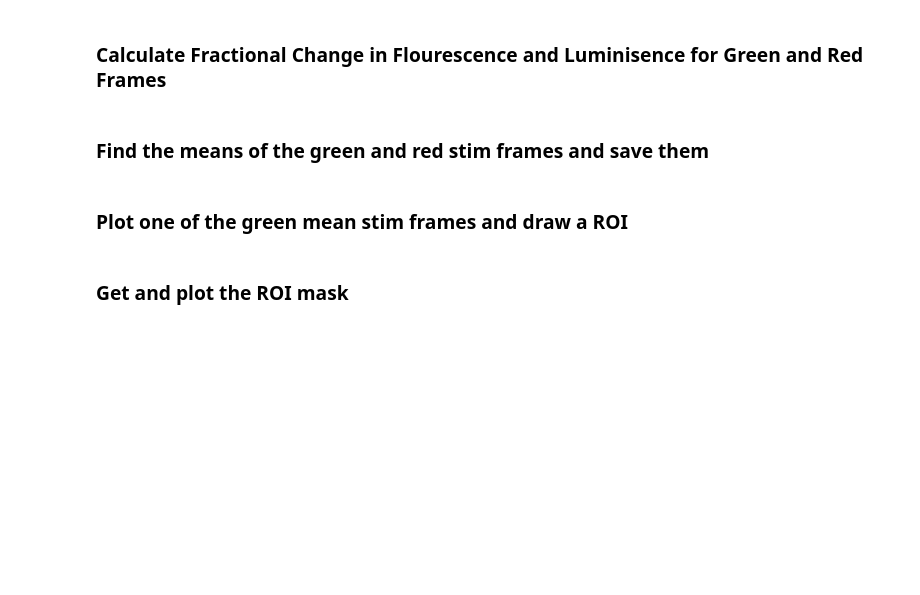
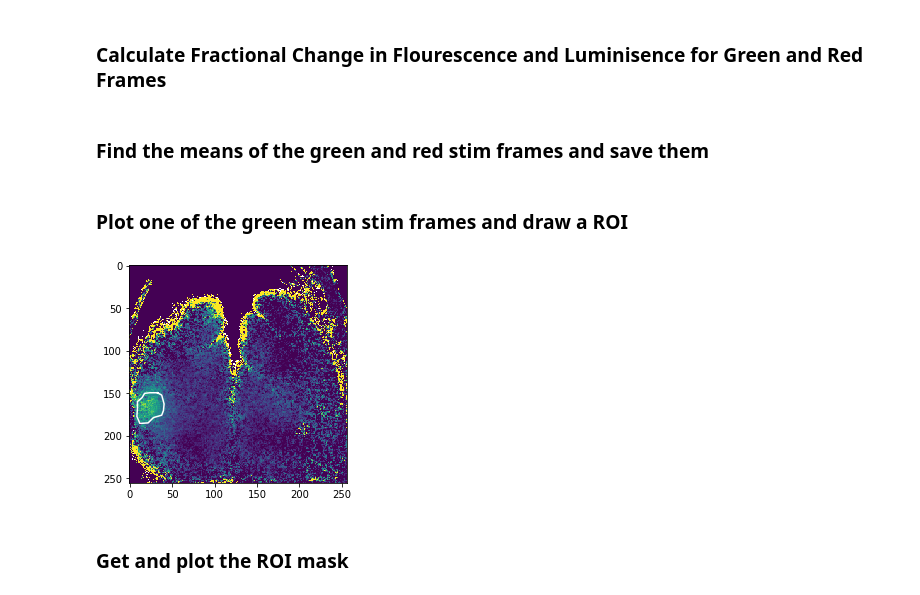
Before and after one commit to ubcbraincircuits/Dual_Imaging, a Jupyter notebook: FEDCODE/Dual_Imaging/Whisker Stimulation.ipynb, the cells around one changed output. Drawn from its saved outputs; the diff is of its cells as text; code cells hidden in the pictures; blank space fills up the shorter version.

```diff
--- a/FEDCODE/Dual_Imaging/Whisker Stimulation.ipynb
+++ b/FEDCODE/Dual_Imaging/Whisker Stimulation.ipynb
@@ -241,7 +247,7 @@ with open(stim_frames_file, 'r') as file:
     for i, _ in enumerate(stim_frames):
         stim_frames[i] = stim_frames[i].replace("\n", "")
         stim_frames[i] = int(stim_frames[i])-l_start_frame
-    stim_frames = np.asarray(stim_frames)
+    stim_frames = numpy.asarray(stim_frames)
 # %%
 for i, stim_frame in enumerate(stim_frames):
     last_adjusted_stim = None
@@ -250,44 +256,48 @@ for i, stim_frame in enumerate(stim_frames):
             stim_frames[i] += interpolated_dropped_frame_r_green.num_dropped_frames
             last_adjusted_stim = stim_frame
 
-# remove the stim_frames that would happen when the lights are off
-stim_frames = stim_frames[np.where(stim_frames<l_mouse_green_frames.shape[0]-100)]
+# remove the stim_frames captured when the lights are off
+stim_frames = stim_frames[numpy.where(stim_frames<l_mouse_green_frames.shape[0]-100)]
 # %% [markdown]
 ###  Calculate Fractional Change in Flourescence and Luminisence for Green and Red Frames
 # %%
 def calculate_df_f0_2(baseline_frames, frames):
-    baseline = np.mean(baseline_frames, axis=0)
-    frames = np.divide(np.subtract(frames, baseline), baseline)
-    frames[np.where(np.isnan(frames))] = -1
-
+    baseline = numpy.mean(baseline_frames, axis=0)
+    frames = numpy.divide(
+        numpy.subtract(frames, baseline),
+        baseline
+    )
+    frames[numpy.where(numpy.isnan(frames))] = -1
     return frames
 
-all_stim_frames = np.zeros((stim_frames.shape[0], 200, 256, 256))
-all_stim_frames_red = np.zeros((stim_frames.shape[0], 200, 256, 256))
+all_stim_frames = numpy.zeros((stim_frames.shape[0], 200, 256, 256))
+all_stim_frames_red = numpy.zeros((stim_frames.shape[0], 200, 256, 256))
 for i, stim_frame in enumerate(stim_frames[:-1]):
-    baseline_frames = left_mouse_green_frames[stim_frame-100:stim_frame]
-    all_stim_frames[i] = calculate_df_f0_2(baseline_frames, left_mouse_green_frames[stim_frame-100:stim_frame+100])
+    baseline_frames = l_mouse_green_frames[stim_frame-100:stim_frame]
+    all_stim_frames[i] = calculate_df_f0_2(baseline_frames, l_mouse_green_frames[stim_frame-100:stim_frame+100])
 
-    baseline_frames_red = left_mouse_red_frames[stim_frame-100:stim_frame]
-    all_stim_frames_red[i] = calculate_df_f0_2(baseline_frames_red, left_mouse_red_frames[stim_frame-100:stim_frame+100])
+    baseline_frames_red = l_mouse_red_frames[stim_frame-100:stim_frame]
+    all_stim_frames_red[i] = calculate_df_f0_2(baseline_frames_red, l_mouse_red_frames[stim_frame-100:stim_frame+100])
 # %% [markdown]
 ### Find the means of the green and red stim frames and save them
 # %%
-mean_stim_frames = np.mean(all_stim_frames, axis=0)
-mean_stim_frames_red = np.mean(all_stim_frames_red, axis=0)
+mean_stim_frames = numpy.mean(all_stim_frames, axis=0)
+mean_stim_frames_red = numpy.mean(all_stim_frames_red, axis=0)
 mean_stim_frames.tofile("mean_stim_frames.raw")
 mean_stim_frames_red.tofile("mean_stim_frames_red.raw")
-np.save("fixed_stim_frames.npy", stim_frames)
+numpy.save("fixed_stim_frames.npy", stim_frames)
 # %% [markdown]
 ### Plot one of the green mean stim frames and draw a ROI
 # %%
 %matplotlib qt
 plt.figure()
 plt.imshow(mean_stim_frames[126], vmin=0, vmax=0.05)
 stim_roi = RoiPoly(color='w')
 %matplotlib inline
-plt.imshow(behavior_frames[0], cmap='gray', vmin=0, vmax=255)
-roi.display_roi()
+plt.imshow(mean_stim_frames[126], vmin=0, vmax=0.05)
+stim_roi.display_roi()
+# %% [output]
+[figure, added]
 # %% [markdown]
 ### Get and plot the ROI mask
 # %%
```
Also changed, not shown: parts of 7 cells of this notebook.
